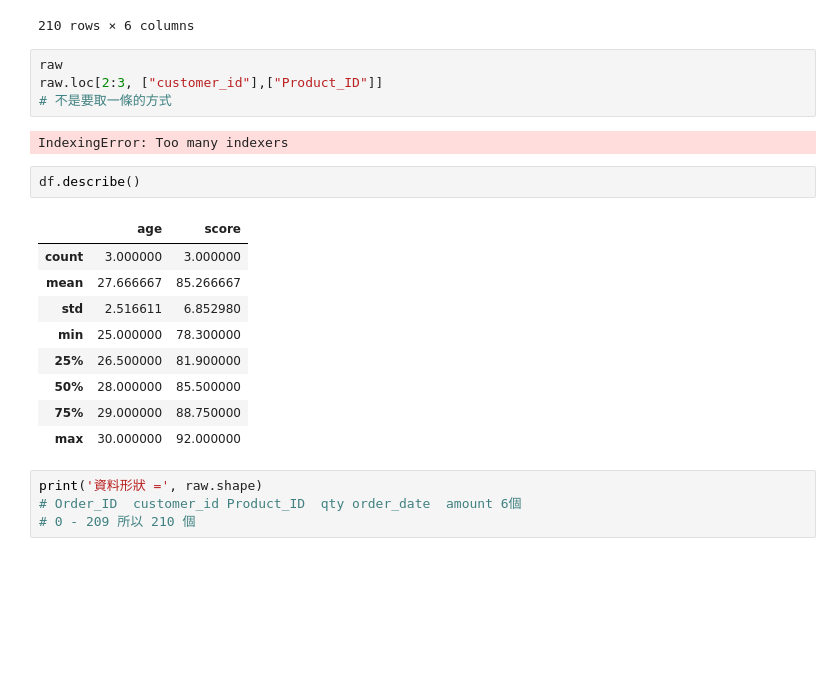
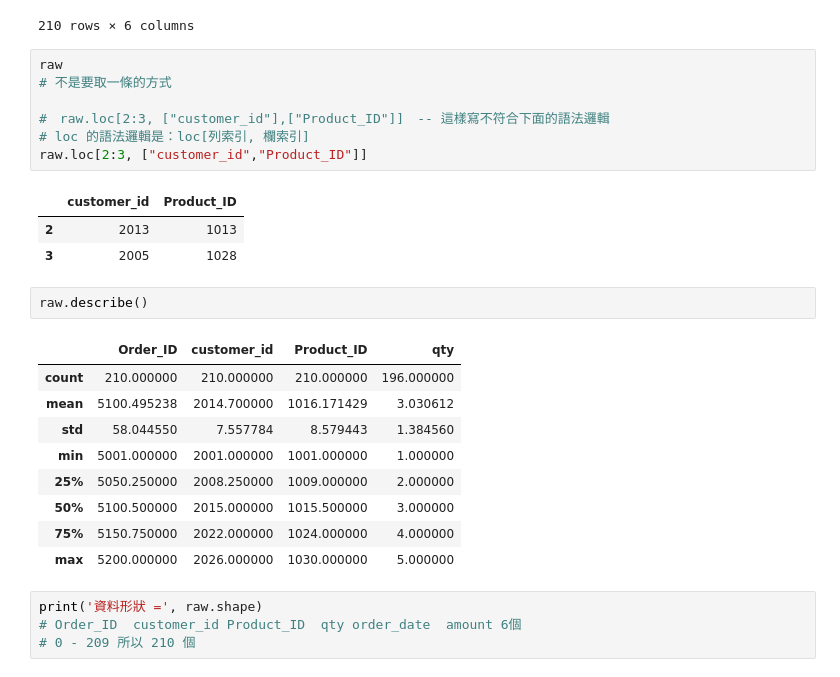
Before and after one commit to arku02/iSpan_python-DA-cookbooks, a Jupyter notebook: Special-Edition_python_DA/Python_DA_Course/M2_Pandas_Basic/S2_pandas_io_cleaning.ipynb, the cells around one changed output. Cells and saved outputs as stored; diff of their text form; blank space fills up the shorter version.

```diff
--- a/Special-Edition_python_DA/Python_DA_Course/M2_Pandas_Basic/S2_pandas_io_cleaning.ipynb
+++ b/Special-Edition_python_DA/Python_DA_Course/M2_Pandas_Basic/S2_pandas_io_cleaning.ipynb
@@ -110,22 +110,27 @@ raw
 210 rows × 6 columns
 # %%
 raw
-raw.loc[2:3, ["customer_id"],["Product_ID"]]
 # 不是要取一條的方式
+
+#　raw.loc[2:3, ["customer_id"],["Product_ID"]]　-- 這樣寫不符合下面的語法邏輯
+# loc 的語法邏輯是：loc[列索引, 欄索引]
+raw.loc[2:3, ["customer_id","Product_ID"]]
 # %% [output]
-IndexingError: Too many indexers
+|  | customer_id | Product_ID |
+| 2 | 2013 | 1013 |
+| 3 | 2005 | 1028 |
 # %%
-df.describe()
+raw.describe()
 # %% [output]
-|  | age | score |
-| count | 3.000000 | 3.000000 |
-| mean | 27.666667 | 85.266667 |
-| std | 2.516611 | 6.852980 |
-| min | 25.000000 | 78.300000 |
-| 25% | 26.500000 | 81.900000 |
-| 50% | 28.000000 | 85.500000 |
-| 75% | 29.000000 | 88.750000 |
-| max | 30.000000 | 92.000000 |
+|  | Order_ID | customer_id | Product_ID | qty |
+| count | 210.000000 | 210.000000 | 210.000000 | 196.000000 |
+| mean | 5100.495238 | 2014.700000 | 1016.171429 | 3.030612 |
+| std | 58.044550 | 7.557784 | 8.579443 | 1.384560 |
+| min | 5001.000000 | 2001.000000 | 1001.000000 | 1.000000 |
+| 25% | 5050.250000 | 2008.250000 | 1009.000000 | 2.000000 |
+| 50% | 5100.500000 | 2015.000000 | 1015.500000 | 3.000000 |
+| 75% | 5150.750000 | 2022.000000 | 1024.000000 | 4.000000 |
+| max | 5200.000000 | 2026.000000 | 1030.000000 | 5.000000 |
 # %%
 print('資料形狀 =', raw.shape)
 # Order_ID	customer_id	Product_ID	qty	order_date	amount 6個
```
Also changed, not shown: parts of 14 cells of this notebook, 1 other file.
